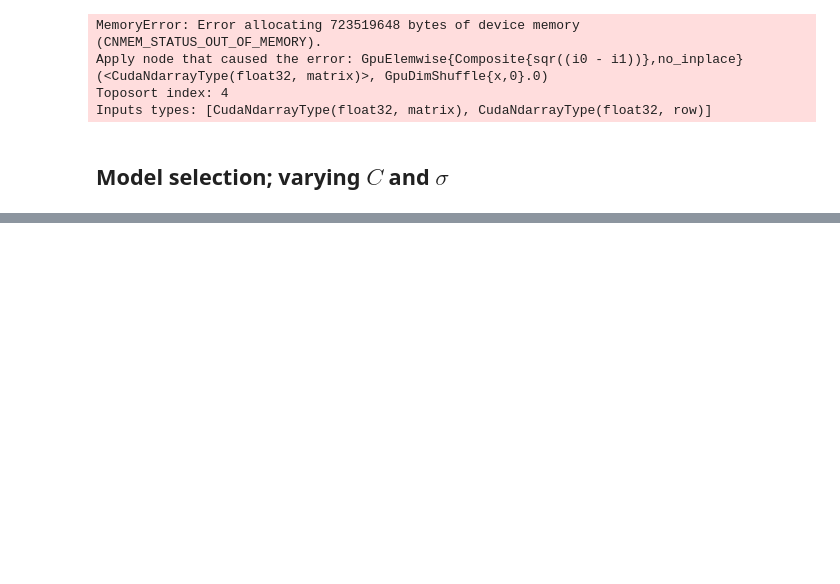
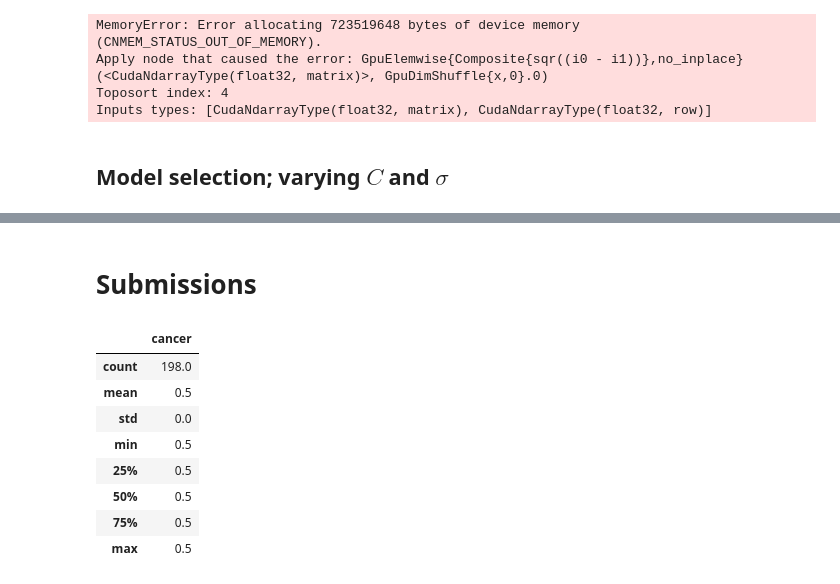
Before and after one commit to ernestyalumni/MLgrabbag, a Jupyter notebook: kaggle/DatSciBow2017_SVM.ipynb, the cells around one changed output, grey strips where cells are left out. Cells and saved outputs as stored; diff of their text form; code cells hidden in the pictures; blank space fills up the shorter version.

```diff
--- a/kaggle/DatSciBow2017_SVM.ipynb
+++ b/kaggle/DatSciBow2017_SVM.ipynb
@@ -381,0 +696,16 @@ for i in range(len(sigma_trial)):
+# %% [markdown]
+# Submissions
+# %%
+stage1_sample_submission_csv = pd.read_csv("./2017datascibowl/stage1_sample_submission.csv")
+# %%
+stage1_sample_submission_csv.describe()
+# %% [output]
+|  | cancer |
+| count | 198.0 |
+| mean | 0.5 |
+| std | 0.0 |
+| min | 0.5 |
+| 25% | 0.5 |
+| 50% | 0.5 |
+| 75% | 0.5 |
+| max | 0.5 |
```
Also changed, not shown: parts of 72 cells of this notebook, 1 other file.
